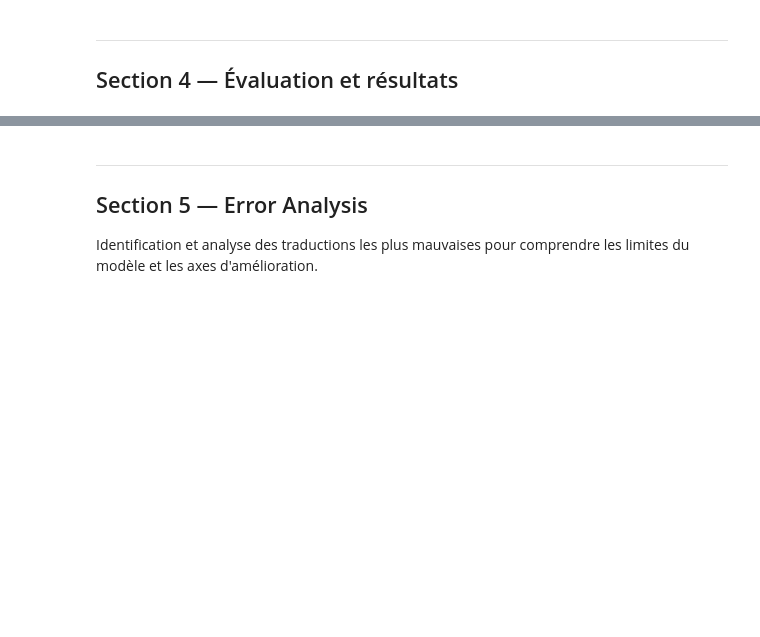
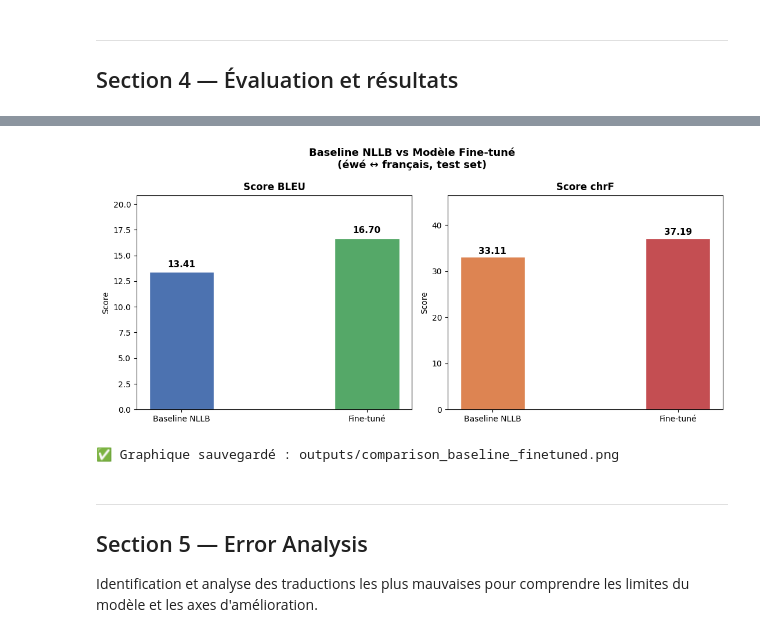
Before and after one commit to kjd-dktech/GbeTo_ewe-fr, a Jupyter notebook: notebooks/principal_book.ipynb, the cells around one changed output, grey strips where cells are left out. Drawn from its saved outputs; the diff is of its cells as text; code cells hidden in the pictures; blank space fills up the shorter version.

```diff
--- a/notebooks/principal_book.ipynb
+++ b/notebooks/principal_book.ipynb
@@ -533,36 +556,63 @@ for r in [results_baseline, results_finetuned]:
 # %%
 # ── 4.3 Graphique de comparaison ─────────────────────────────────────────────
-labels  = ['Baseline NLLB', 'Fine-tuné']
+import json
+import numpy as np
+import matplotlib.pyplot as plt
+from pathlib import Path
+
+# Lecture des résultats sauvegardés par 4.2
+with open("outputs/comparison_results.json") as f:
+    comparison = json.load(f)
+
+results_baseline  = comparison['baseline']
+results_finetuned = comparison['finetuned']
+
+labels      = ['Baseline NLLB', 'Fine-tuné']
 bleu_scores = [results_baseline['bleu'], results_finetuned['bleu']]
 chrf_scores = [results_baseline['chrf'], results_finetuned['chrf']]
 
 x     = np.arange(len(labels))
 width = 0.35
 
-fig, ax = plt.subplots(figsize=(8, 5))
-bars1 = ax.bar(x - width/2, bleu_scores, width, label='BLEU',
-               color='#4C72B0', edgecolor='white')
-bars2 = ax.bar(x + width/2, chrf_scores, width, label='chrF',
-               color='#DD8452', edgecolor='white')
+fig, axes = plt.subplots(1, 2, figsize=(11, 5))
 
-ax.set_ylabel('Score')
-ax.set_title('Baseline NLLB vs Modèle Fine-tuné\n(éwé ↔ français, test set)',
-             fontweight='bold')
-ax.set_xticks(x)
-ax.set_xticklabels(labels)
-ax.legend()
-ax.set_ylim(0, max(chrf_scores) * 1.2)
+# -- BLEU --
+bars_bleu = axes[0].bar(x, bleu_scores, width,
+                        color=['#4C72B0', '#55A868'], edgecolor='white')
+axes[0].set_title('Score BLEU', fontweight='bold')
+axes[0].set_xticks(x)
+axes[0].set_xticklabels(labels)
+axes[0].set_ylabel('Score')
+axes[0].set_ylim(0, max(bleu_scores) * 1.25)
+for bar in bars_bleu:
+    axes[0].text(bar.get_x() + bar.get_width() / 2., bar.get_height() + 0.3,
+                 f'{bar.get_height():.2f}', ha='center', va='bottom',
+                 fontsize=11, fontweight='bold')
 
-for bar in bars1:
-    ax.text(bar.get_x() + bar.get_width()/2., bar.get_height() + 0.3,
-            f'{bar.get_height():.1f}', ha='center', va='bottom', fontsize=10)
-for bar in bars2:
-    ax.text(bar.get_x() + bar.get_width()/2., bar.get_height() + 0.3,
-            f'{bar.get_height():.1f}', ha='center', va='bottom', fontsize=10)
+# -- chrF --
+bars_chrf = axes[1].bar(x, chrf_scores, width,
+                        color=['#DD8452', '#C44E52'], edgecolor='white')
+axes[1].set_title('Score chrF', fontweight='bold')
+axes[1].set_xticks(x)
+axes[1].set_xticklabels(labels)
+axes[1].set_ylabel('Score')
+axes[1].set_ylim(0, max(chrf_scores) * 1.25)
+for bar in bars_chrf:
+    axes[1].text(bar.get_x() + bar.get_width() / 2., bar.get_height() + 0.3,
+                 f'{bar.get_height():.2f}', ha='center', va='bottom',
+                 fontsize=11, fontweight='bold')
 
+plt.suptitle('Baseline NLLB vs Modèle Fine-tuné\n(éwé ↔ français, test set)',
+             fontweight='bold', fontsize=13)
 plt.tight_layout()
-plt.savefig('outputs/comparison_baseline_finetuned.png', bbox_inches='tight')
+
+chart_path = Path("outputs/comparison_baseline_finetuned.png")
+plt.savefig(chart_path, bbox_inches='tight', dpi=150)
 plt.show()
+print(f"✅ Graphique sauvegardé : {chart_path}")
+# %% [output]
+[figure, added]
+✅ Graphique sauvegardé : outputs/comparison_baseline_finetuned.png
 # %% [markdown]
 ---
 ## Section 5 — Error Analysis
```
Also changed, not shown: parts of 15 cells of this notebook, 9 other files.
